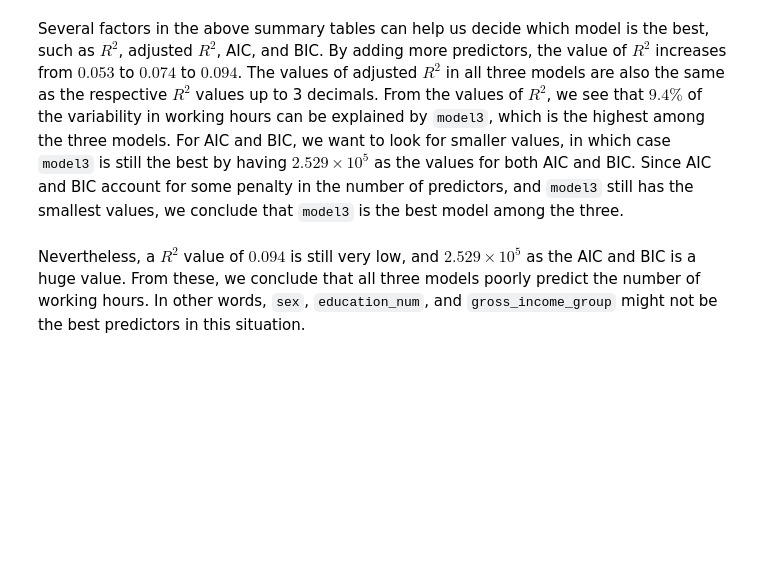
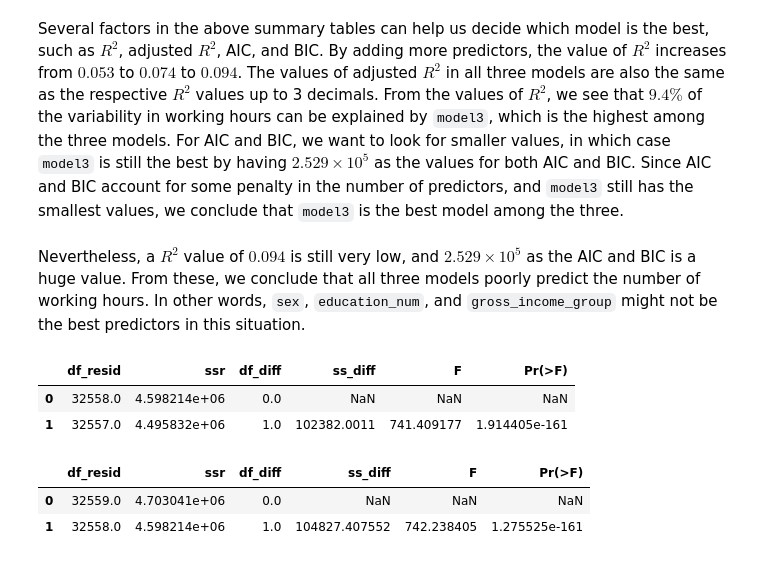
Before and after one commit to BullDF/JSC270_HW2_2022_YMENG, a Jupyter notebook: Assignment2_YMENG.ipynb, the cells around one changed output. Saved outputs shown, nothing was run; the diff lists cells and outputs as text; code cells hidden in the pictures; blank space fills up the shorter version.

```diff
--- a/Assignment2_YMENG.ipynb
+++ b/Assignment2_YMENG.ipynb
@@ -416,3 +416,17 @@ To interpret `sex` in `model1`, on average, men work $6.0177$ hours more than wo
 Several factors in the above summary tables can help us decide which model is the best, such as $R^2$, adjusted $R^2$, AIC, and BIC. By adding more predictors, the value of $R^2$ increases from $0.053$ to $0.074$ to $0.094$. The values of adjusted $R^2$ in all three models are also the same as the respective $R^2$ values up to 3 decimals. From the values of $R^2$, we see that $9.4\%$ of the variability in working hours can be explained by `model3`, which is the highest among the three models. For AIC and BIC, we want to look for smaller values, in which case `model3` is still the best by having $2.529\times 10^5$ as the values for both AIC and BIC. Since AIC and BIC account for some penalty in the number of predictors, and `model3` still has the smallest values, we conclude that `model3` is the best model among the three.
 # %% [markdown]
 Nevertheless, a $R^2$ value of $0.094$ is still very low, and $2.529\times 10^5$ as the AIC and BIC is a huge value. From these, we conclude that all three models poorly predict the number of working hours. In other words, `sex`, `education_num`, and `gross_income_group` might not be the best predictors in this situation.
+# %%
+anova_results1 = anova_lm(model2, model3)
+anova_results1
+# %% [output]
+|  | df_resid | ssr | df_diff | ss_diff | F | Pr(>F) |
+| 0 | 32558.0 | 4.598214e+06 | 0.0 | NaN | NaN | NaN |
+| 1 | 32557.0 | 4.495832e+06 | 1.0 | 102382.0011 | 741.409177 | 1.914405e-161 |
+# %%
+anova_results2 = anova_lm(model1, model2)
+anova_results2
+# %% [output]
+|  | df_resid | ssr | df_diff | ss_diff | F | Pr(>F) |
+| 0 | 32559.0 | 4.703041e+06 | 0.0 | NaN | NaN | NaN |
+| 1 | 32558.0 | 4.598214e+06 | 1.0 | 104827.407552 | 742.238405 | 1.275525e-161 |
```
Also changed, not shown: parts of 5 cells of this notebook.
